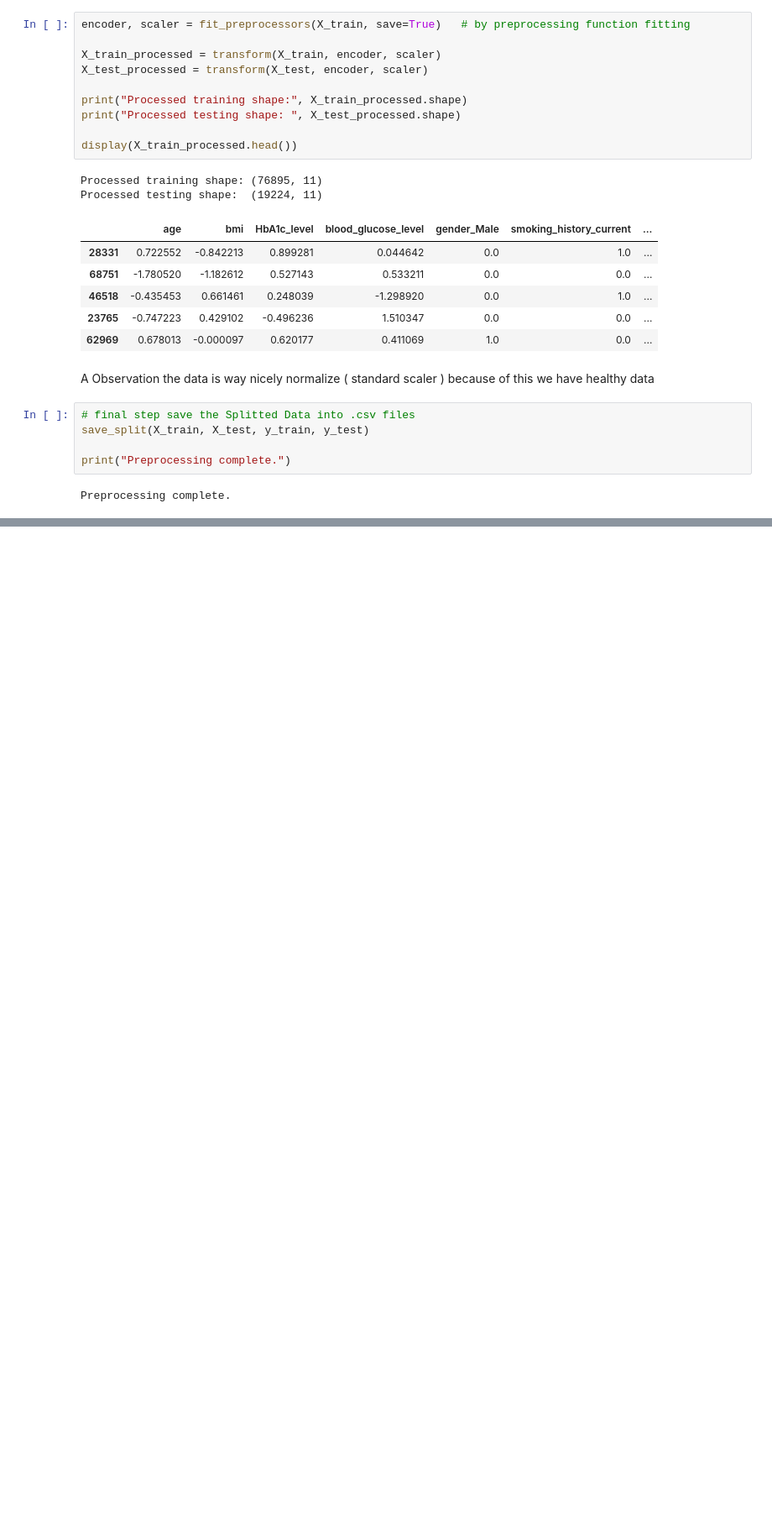
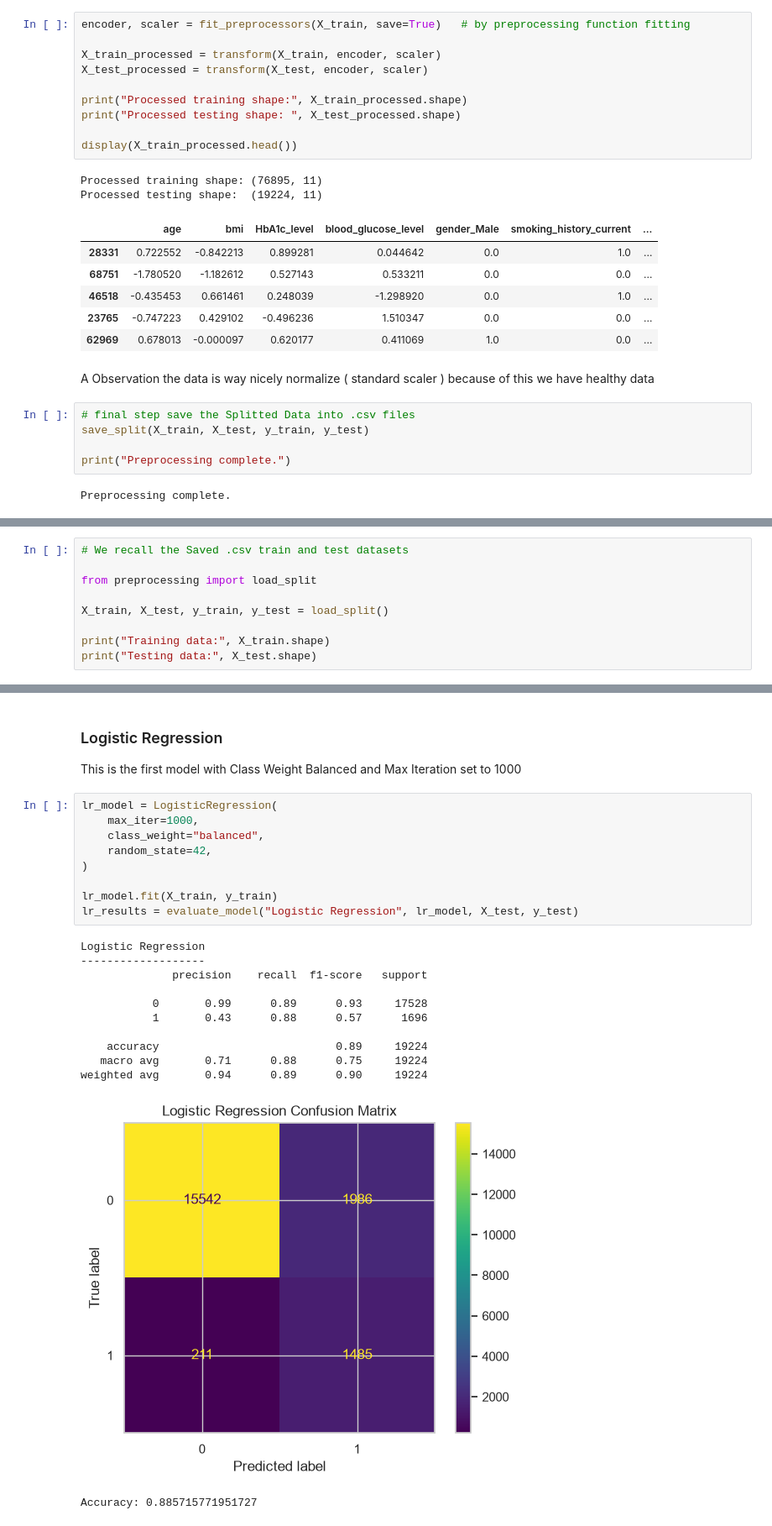
Before and after one commit to YashedBin/ML_DIABETES_RISK_PREDICTOR, a Jupyter notebook: notebook.ipynb, the cells around one changed output, grey strips where cells are left out. Shown at 84% size. Drawn from its saved outputs; the diff is of its cells as text; blank space fills up the shorter version.

Commit message:
feat(models): models trained and exported
models: LR, KNN, DT, RF

4 models majorly getting used

```diff
--- a/notebook.ipynb
+++ b/notebook.ipynb
@@ -360,0 +382,9 @@ Preprocessing complete.
+# %%
+# We recall the Saved .csv train and test datasets
+
+from preprocessing import load_split
+
+X_train, X_test, y_train, y_test = load_split()
+
+print("Training data:", X_train.shape)
+print("Testing data:", X_test.shape)
@@ -360,0 +435,25 @@ Preprocessing complete.
+# %% [markdown]
+### Logistic Regression
+This is the first model with Class Weight Balanced and Max Iteration set to 1000
+# %%
+lr_model = LogisticRegression(
+    max_iter=1000,
+    class_weight="balanced",
+    random_state=42,
+)
+
+lr_model.fit(X_train, y_train)
+lr_results = evaluate_model("Logistic Regression", lr_model, X_test, y_test)
+# %% [output]
+Logistic Regression
+-------------------
+              precision    recall  f1-score   support
+
+           0       0.99      0.89      0.93     17528
+           1       0.43      0.88      0.57      1696
+
+    accuracy                           0.89     19224
+   macro avg       0.71      0.88      0.75     19224
+weighted avg       0.94      0.89      0.90     19224
+[figure, added]
+Accuracy: 0.885715771951727
```
Also changed, not shown: parts of 11 cells of this notebook.
